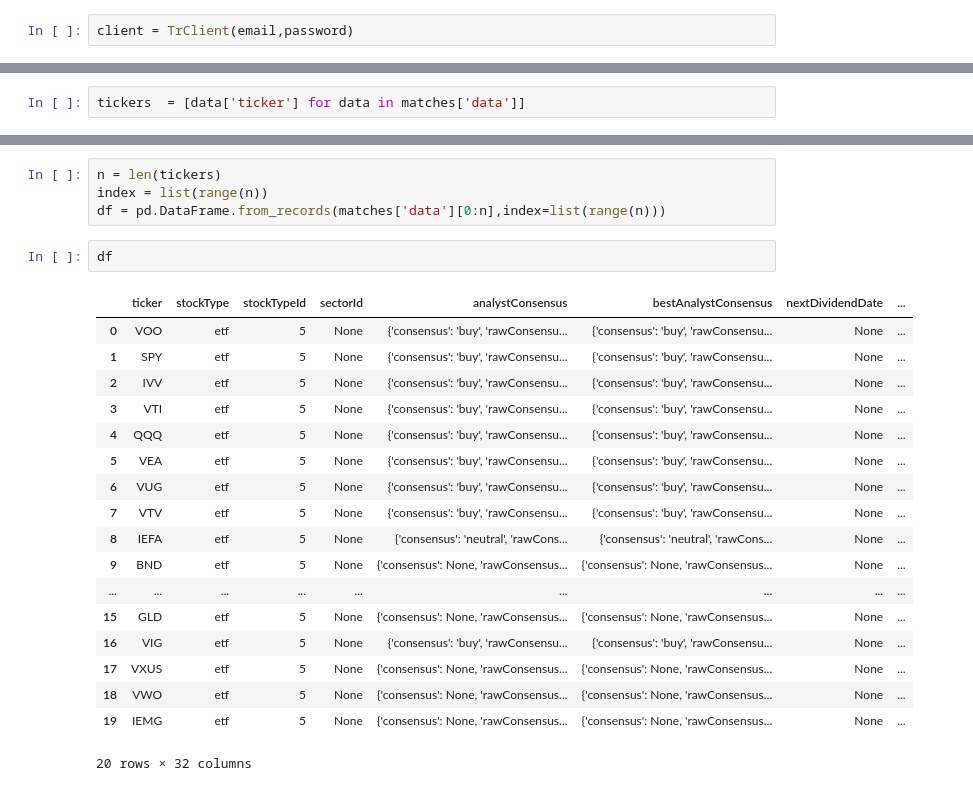
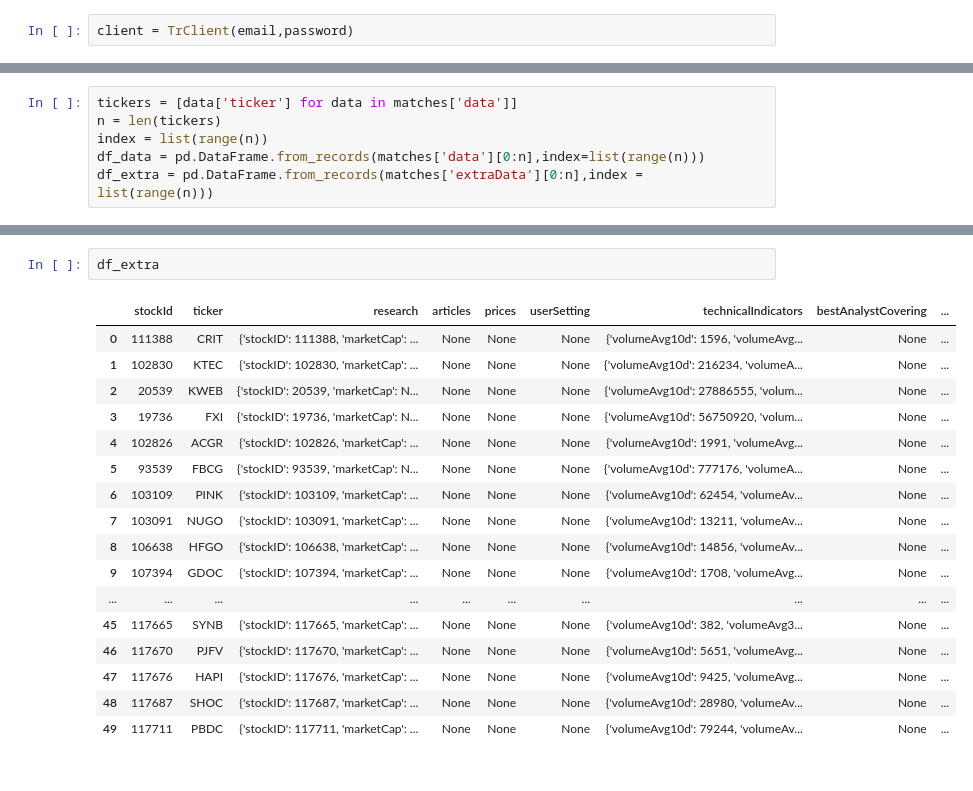
Before and after one commit to keithleffler/tipranks, a Jupyter notebook: tipranks/try-tipranks.ipynb, the cells around one changed output, grey strips where cells are left out. Drawn from its saved outputs; the diff is of its cells as text.

```diff
--- a/tipranks/try-tipranks.ipynb
+++ b/tipranks/try-tipranks.ipynb
@@ -20,3 +18,7 @@ screenerParams = params.screenerParams
 matches = screener.screen(params)
 # %%
-tickers  = [data['ticker'] for data in matches['data']]
+tickers = [data['ticker'] for data in matches['data']]
+n = len(tickers)
+index = list(range(n))
+df_data = pd.DataFrame.from_records(matches['data'][0:n],index=list(range(n)))
+df_extra = pd.DataFrame.from_records(matches['extraData'][0:n],index = list(range(n)))
@@ -27,25 +50,20 @@ len(tickers)
-# %%
-n = len(tickers)
-index = list(range(n))
-df = pd.DataFrame.from_records(matches['data'][0:n],index=list(range(n)))
-# %%
-df
-# %% [output]
-|  | ticker | stockType | stockTypeId | sectorId | analystConsensus | bestAnalystConsensus | nextDividendDate | ... |
-| 0 | VOO | etf | 5 | None | {'consensus': 'buy', 'rawConsensu... | {'consensus': 'buy', 'rawConsensu... | None | ... |
-| 1 | SPY | etf | 5 | None | {'consensus': 'buy', 'rawConsensu... | {'consensus': 'buy', 'rawConsensu... | None | ... |
-| 2 | IVV | etf | 5 | None | {'consensus': 'buy', 'rawConsensu... | {'consensus': 'buy', 'rawConsensu... | None | ... |
-| 3 | VTI | etf | 5 | None | {'consensus': 'buy', 'rawConsensu... | {'consensus': 'buy', 'rawConsensu... | None | ... |
-| 4 | QQQ | etf | 5 | None | {'consensus': 'buy', 'rawConsensu... | {'consensus': 'buy', 'rawConsensu... | None | ... |
-| 5 | VEA | etf | 5 | None | {'consensus': 'buy', 'rawConsensu... | {'consensus': 'buy', 'rawConsensu... | None | ... |
-| 6 | VUG | etf | 5 | None | {'consensus': 'buy', 'rawConsensu... | {'consensus': 'buy', 'rawConsensu... | None | ... |
-| 7 | VTV | etf | 5 | None | {'consensus': 'buy', 'rawConsensu... | {'consensus': 'buy', 'rawConsensu... | None | ... |
-| 8 | IEFA | etf | 5 | None | {'consensus': 'neutral', 'rawCons... | {'consensus': 'neutral', 'rawCons... | None | ... |
-| 9 | BND | etf | 5 | None | {'consensus': None, 'rawConsensus... | {'consensus': None, 'rawConsensus... | None | ... |
-| ... | ... | ... | ... | ... | ... | ... | ... | ... |
-| 15 | GLD | etf | 5 | None | {'consensus': None, 'rawConsensus... | {'consensus': None, 'rawConsensus... | None | ... |
-| 16 | VIG | etf | 5 | None | {'consensus': 'buy', 'rawConsensu... | {'consensus': 'buy', 'rawConsensu... | None | ... |
-| 17 | VXUS | etf | 5 | None | {'consensus': None, 'rawConsensus... | {'consensus': None, 'rawConsensus... | None | ... |
-| 18 | VWO | etf | 5 | None | {'consensus': None, 'rawConsensus... | {'consensus': None, 'rawConsensus... | None | ... |
-| 19 | IEMG | etf | 5 | None | {'consensus': None, 'rawConsensus... | {'consensus': None, 'rawConsensus... | None | ... |
-20 rows × 32 columns
+# %%
+df_extra
+# %% [output]
+|  | stockId | ticker | research | articles | prices | userSetting | technicalIndicators | bestAnalystCovering | ... |
+| 0 | 111388 | CRIT | {'stockID': 111388, 'marketCap': ... | None | None | None | {'volumeAvg10d': 1596, 'volumeAvg... | None | ... |
+| 1 | 102830 | KTEC | {'stockID': 102830, 'marketCap': ... | None | None | None | {'volumeAvg10d': 216234, 'volumeA... | None | ... |
+| 2 | 20539 | KWEB | {'stockID': 20539, 'marketCap': N... | None | None | None | {'volumeAvg10d': 27886555, 'volum... | None | ... |
+| 3 | 19736 | FXI | {'stockID': 19736, 'marketCap': N... | None | None | None | {'volumeAvg10d': 56750920, 'volum... | None | ... |
+| 4 | 102826 | ACGR | {'stockID': 102826, 'marketCap': ... | None | None | None | {'volumeAvg10d': 1991, 'volumeAvg... | None | ... |
+| 5 | 93539 | FBCG | {'stockID': 93539, 'marketCap': N... | None | None | None | {'volumeAvg10d': 777176, 'volumeA... | None | ... |
+| 6 | 103109 | PINK | {'stockID': 103109, 'marketCap': ... | None | None | None | {'volumeAvg10d': 62454, 'volumeAv... | None | ... |
+| 7 | 103091 | NUGO | {'stockID': 103091, 'marketCap': ... | None | None | None | {'volumeAvg10d': 13211, 'volumeAv... | None | ... |
+| 8 | 106638 | HFGO | {'stockID': 106638, 'marketCap': ... | None | None | None | {'volumeAvg10d': 14856, 'volumeAv... | None | ... |
+| 9 | 107394 | GDOC | {'stockID': 107394, 'marketCap': ... | None | None | None | {'volumeAvg10d': 1708, 'volumeAvg... | None | ... |
+| ... | ... | ... | ... | ... | ... | ... | ... | ... | ... |
+| 45 | 117665 | SYNB | {'stockID': 117665, 'marketCap': ... | None | None | None | {'volumeAvg10d': 382, 'volumeAvg3... | None | ... |
+| 46 | 117670 | PJFV | {'stockID': 117670, 'marketCap': ... | None | None | None | {'volumeAvg10d': 5651, 'volumeAvg... | None | ... |
+| 47 | 117676 | HAPI | {'stockID': 117676, 'marketCap': ... | None | None | None | {'volumeAvg10d': 9425, 'volumeAvg... | None | ... |
+| 48 | 117687 | SHOC | {'stockID': 117687, 'marketCap': ... | None | None | None | {'volumeAvg10d': 28980, 'volumeAv... | None | ... |
+| 49 | 117711 | PBDC | {'stockID': 117711, 'marketCap': ... | None | None | None | {'volumeAvg10d': 79244, 'volumeAv... | None | ... |
```
Also changed, not shown: parts of 4 cells of this notebook, 2 other files.
